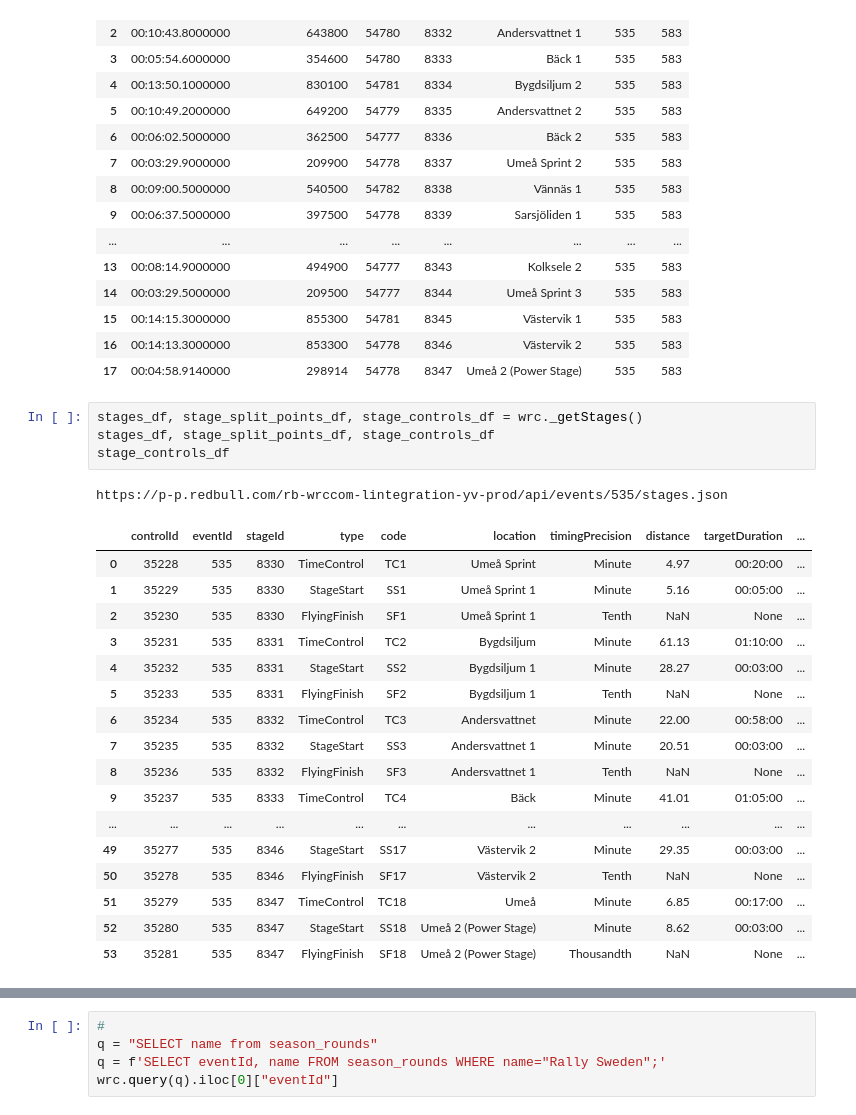
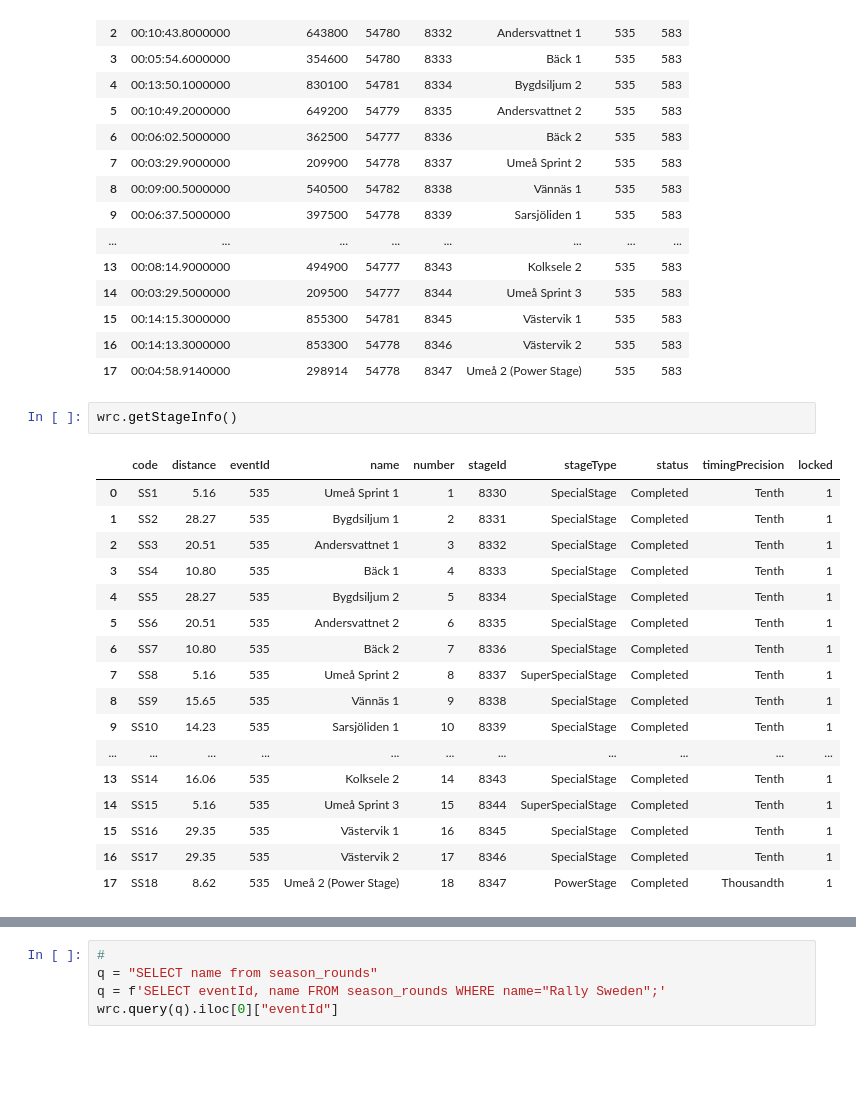
Before and after one commit to RallyDataJunkie/wrc-shinylive, a Jupyter notebook: src/shinyapp/.newRedBullAPI.ipynb, the cells around one changed output, grey strips where cells are left out. Saved outputs shown, nothing was run; the diff lists cells and outputs as text; blank space fills up the shorter version.

```diff
--- a/src/shinyapp/.newRedBullAPI.ipynb
+++ b/src/shinyapp/.newRedBullAPI.ipynb
@@ -519,26 +937,23 @@ INFO:__main__:Updating stagewinners...
 | 15 | 00:14:15.3000000 | 855300 | 54781 | 8345 | Västervik 1 | 535 | 583 |
 | 16 | 00:14:13.3000000 | 853300 | 54778 | 8346 | Västervik 2 | 535 | 583 |
 | 17 | 00:04:58.9140000 | 298914 | 54778 | 8347 | Umeå 2 (Power Stage) | 535 | 583 |
-# %%
-stages_df, stage_split_points_df, stage_controls_df = wrc._getStages()
-stages_df, stage_split_points_df, stage_controls_df
-stage_controls_df
-# %% [output]
-https://p-p.redbull.com/rb-wrccom-lintegration-yv-prod/api/events/535/stages.json
-|  | controlId | eventId | stageId | type | code | location | timingPrecision | distance | targetDuration | ... |
-| 0 | 35228 | 535 | 8330 | TimeControl | TC1 | Umeå Sprint | Minute | 4.97 | 00:20:00 | ... |
-| 1 | 35229 | 535 | 8330 | StageStart | SS1 | Umeå Sprint 1 | Minute | 5.16 | 00:05:00 | ... |
-| 2 | 35230 | 535 | 8330 | FlyingFinish | SF1 | Umeå Sprint 1 | Tenth | NaN | None | ... |
-| 3 | 35231 | 535 | 8331 | TimeControl | TC2 | Bygdsiljum | Minute | 61.13 | 01:10:00 | ... |
-| 4 | 35232 | 535 | 8331 | StageStart | SS2 | Bygdsiljum 1 | Minute | 28.27 | 00:03:00 | ... |
-| 5 | 35233 | 535 | 8331 | FlyingFinish | SF2 | Bygdsiljum 1 | Tenth | NaN | None | ... |
-| 6 | 35234 | 535 | 8332 | TimeControl | TC3 | Andersvattnet | Minute | 22.00 | 00:58:00 | ... |
-| 7 | 35235 | 535 | 8332 | StageStart | SS3 | Andersvattnet 1 | Minute | 20.51 | 00:03:00 | ... |
-| 8 | 35236 | 535 | 8332 | FlyingFinish | SF3 | Andersvattnet 1 | Tenth | NaN | None | ... |
-| 9 | 35237 | 535 | 8333 | TimeControl | TC4 | Bäck | Minute | 41.01 | 01:05:00 | ... |
-| ... | ... | ... | ... | ... | ... | ... | ... | ... | ... | ... |
-| 49 | 35277 | 535 | 8346 | StageStart | SS17 | Västervik 2 | Minute | 29.35 | 00:03:00 | ... |
-| 50 | 35278 | 535 | 8346 | FlyingFinish | SF17 | Västervik 2 | Tenth | NaN | None | ... |
-| 51 | 35279 | 535 | 8347 | TimeControl | TC18 | Umeå | Minute | 6.85 | 00:17:00 | ... |
-| 52 | 35280 | 535 | 8347 | StageStart | SS18 | Umeå 2 (Power Stage) | Minute | 8.62 | 00:03:00 | ... |
-| 53 | 35281 | 535 | 8347 | FlyingFinish | SF18 | Umeå 2 (Power Stage) | Thousandth | NaN | None | ... |
+# %%
+wrc.getStageInfo()
+# %% [output]
+|  | code | distance | eventId | name | number | stageId | stageType | status | timingPrecision | locked |
+| 0 | SS1 | 5.16 | 535 | Umeå Sprint 1 | 1 | 8330 | SpecialStage | Completed | Tenth | 1 |
+| 1 | SS2 | 28.27 | 535 | Bygdsiljum 1 | 2 | 8331 | SpecialStage | Completed | Tenth | 1 |
+| 2 | SS3 | 20.51 | 535 | Andersvattnet 1 | 3 | 8332 | SpecialStage | Completed | Tenth | 1 |
+| 3 | SS4 | 10.80 | 535 | Bäck 1 | 4 | 8333 | SpecialStage | Completed | Tenth | 1 |
+| 4 | SS5 | 28.27 | 535 | Bygdsiljum 2 | 5 | 8334 | SpecialStage | Completed | Tenth | 1 |
+| 5 | SS6 | 20.51 | 535 | Andersvattnet 2 | 6 | 8335 | SpecialStage | Completed | Tenth | 1 |
+| 6 | SS7 | 10.80 | 535 | Bäck 2 | 7 | 8336 | SpecialStage | Completed | Tenth | 1 |
+| 7 | SS8 | 5.16 | 535 | Umeå Sprint 2 | 8 | 8337 | SuperSpecialStage | Completed | Tenth | 1 |
+| 8 | SS9 | 15.65 | 535 | Vännäs 1 | 9 | 8338 | SpecialStage | Completed | Tenth | 1 |
+| 9 | SS10 | 14.23 | 535 | Sarsjöliden 1 | 10 | 8339 | SpecialStage | Completed | Tenth | 1 |
+| ... | ... | ... | ... | ... | ... | ... | ... | ... | ... | ... |
+| 13 | SS14 | 16.06 | 535 | Kolksele 2 | 14 | 8343 | SpecialStage | Completed | Tenth | 1 |
+| 14 | SS15 | 5.16 | 535 | Umeå Sprint 3 | 15 | 8344 | SuperSpecialStage | Completed | Tenth | 1 |
+| 15 | SS16 | 29.35 | 535 | Västervik 1 | 16 | 8345 | SpecialStage | Completed | Tenth | 1 |
+| 16 | SS17 | 29.35 | 535 | Västervik 2 | 17 | 8346 | SpecialStage | Completed | Tenth | 1 |
+| 17 | SS18 | 8.62 | 535 | Umeå 2 (Power Stage) | 18 | 8347 | PowerStage | Completed | Thousandth | 1 |
```
Also changed, not shown: parts of 32 cells of this notebook, 1 other file.
